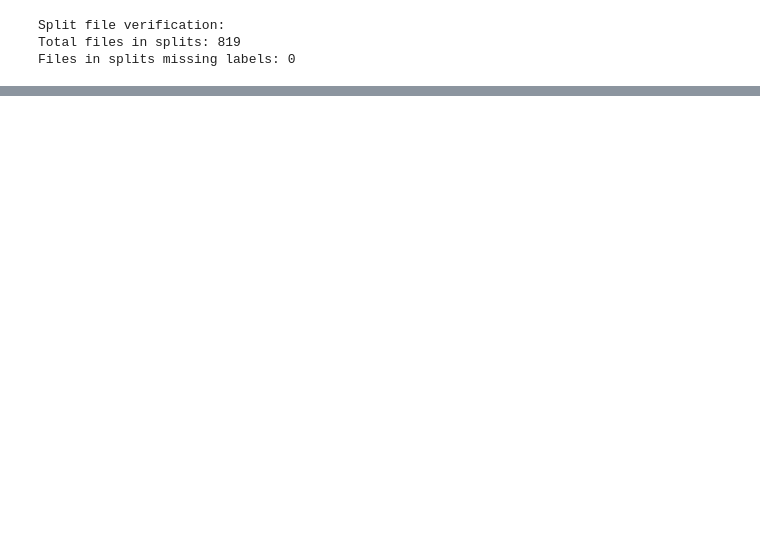
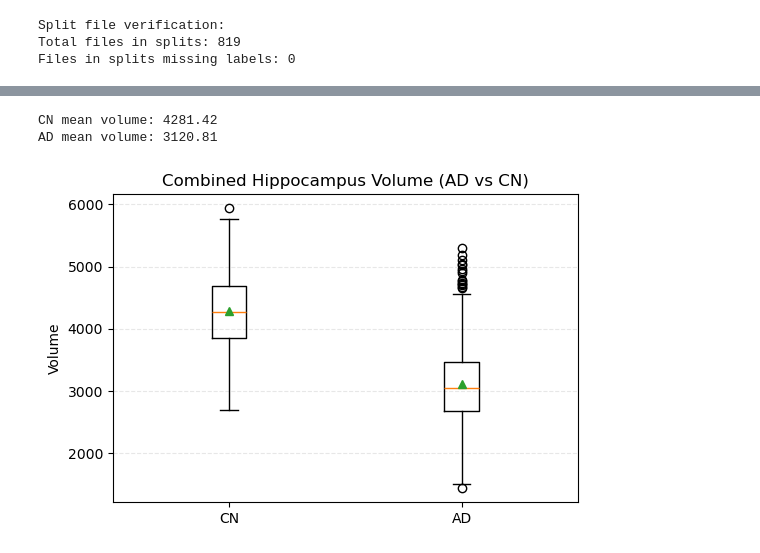
Before and after one commit to Jakaria08/Disentangle_Latent_Space_Deep_SDF, a Jupyter notebook: utils/label_creation.ipynb, the cells around one changed output, grey strips where cells are left out. Cells and saved outputs as stored; diff of their text form; code cells hidden in the pictures; blank space fills up the shorter version.

```diff
--- a/utils/label_creation.ipynb
+++ b/utils/label_creation.ipynb
@@ -340,0 +370,29 @@ AD mean volume: 1536.14
+# %%
+# AD vs CN combined hippocampus volume summary and box plot
+import math
+import numpy as np
+import matplotlib.pyplot as plt
+
+loaded_labels = torch.load(output_path, map_location='cpu')
+vols_by_diag = {0: [], 1: []}  # 0=CN, 1=AD
+for v in loaded_labels.values():
+    diag = int(v[0].item())
+    vol = float(v[3].item())
+    if diag in vols_by_diag and math.isfinite(vol):
+        vols_by_diag[diag].append(vol)
+
+cn_mean = np.mean(vols_by_diag[0])
+ad_mean = np.mean(vols_by_diag[1])
+print(f"CN mean volume: {cn_mean:.2f}")
+print(f"AD mean volume: {ad_mean:.2f}")
+
+plt.figure(figsize=(6, 4))
+plt.boxplot([vols_by_diag[0], vols_by_diag[1]], labels=['CN', 'AD'], showmeans=True)
+plt.title('Combined Hippocampus Volume (AD vs CN)')
+plt.ylabel('Volume')
+plt.grid(axis='y', linestyle='--', alpha=0.3)
+plt.show()
+# %% [output]
+CN mean volume: 4281.42
+AD mean volume: 3120.81
+[figure, added]
```
Also changed, not shown: parts of 12 cells of this notebook, 1 other file.
